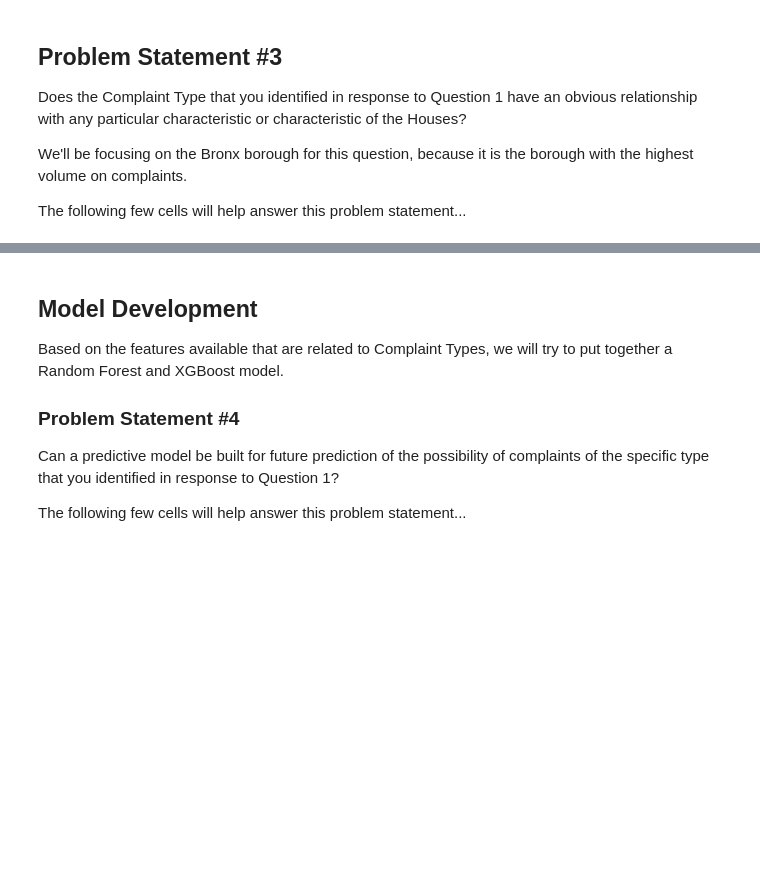
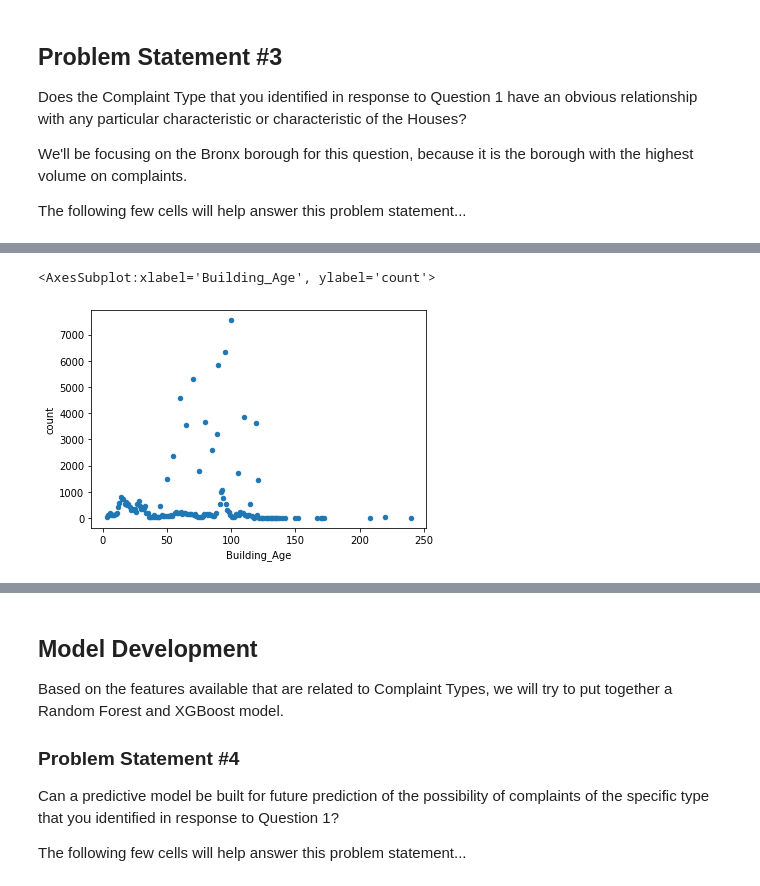
Before and after one commit to anoboa2/edxIBMcourses, a Jupyter notebook: Coursework/DS0720EN/nyc311analysis.ipynb, the cells around one changed output, grey strips where cells are left out. Saved outputs shown, nothing was run; the diff lists cells and outputs as text; code cells hidden in the pictures; blank space fills up the shorter version.

Commit message:
clean up notebooks

```diff
--- a/Coursework/DS0720EN/nyc311analysis.ipynb
+++ b/Coursework/DS0720EN/nyc311analysis.ipynb
@@ -140,11 +117,7 @@ Status                         0
 dtype: int64
 # %%
 #M1Q4: How many valid ZIP Codes exist in the Bronx PLUTO dataset?
-body = client_0749df46d05044298d737d1ec4f7ad03.get_object(Bucket='edxcapstone-donotdelete-pr-8lhuhkgio5rksp',Key='BX_18v1.csv')['Body']
-# add missing __iter__ method, so pandas accepts body as file-like object
-if not hasattr(body, "__iter__"): body.__iter__ = types.MethodType( __iter__, body )
-
-bronx_pluto = pd.read_csv(body)
+bronx_pluto = pd.read_csv('BX_18v1.csv')
 m1q4 = bronx_pluto.groupby('ZipCode').count()[['PLUTOMapID']]
 print('The Bronx PLUTO dataset has', m1q4.shape[0], 'different valid Zip Codes')
 # %% [output]
@@ -313,3 +283,7 @@ bronx_pluto.head()
 | 2 | 138 BRUCKNER BOULEVARD | 39375 | 200.0 | 1.13 | 5.0 | 6.5 | 10 | 35000 | 200.0 | 1 | ... |
 | 3 | 144 BRUCKNER BOULEVARD | 12500 | 85.0 | 5.00 | 5.0 | 6.5 | 17 | 2500 | 100.0 | 1 | ... |
 | 4 | 148 BRUCKNER BOULEVARD | 8595 | 70.0 | 4.58 | 5.0 | 6.5 | 18 | 1875 | 75.0 | 1 | ... |
+# %%
+#M4Q1: Determine the age of buildings from the PLUTO dataset
+bronx_pluto = bronx_pluto.assign(BldgAge=lambda x: 2020-x.YearBuilt)
+bronx_pluto.head()
@@ -315,0 +298,7 @@ bronx_pluto.head()
+# %%
+# we are going to subset and clean our data in order to visualize the distribution of building ages
+age_counts = bronx_pluto['BldgAge'].value_counts().to_frame()
+age_counts.drop(2020, inplace=True)
+age_counts.reset_index(inplace=True)
+age_counts.rename(columns={'index': 'Building_Age', 'BldgAge': 'count'}, inplace=True)
+age_counts.head()
@@ -315,0 +312,6 @@ bronx_pluto.head()
+# %%
+# constructing the scatter plot
+age_counts.plot(kind='scatter', x='Building_Age', y='count')
+# %% [output]
+<AxesSubplot:xlabel='Building_Age', ylabel='count'>
+[figure, added]
```
Also changed, not shown: parts of 16 cells of this notebook, 5 other files.
